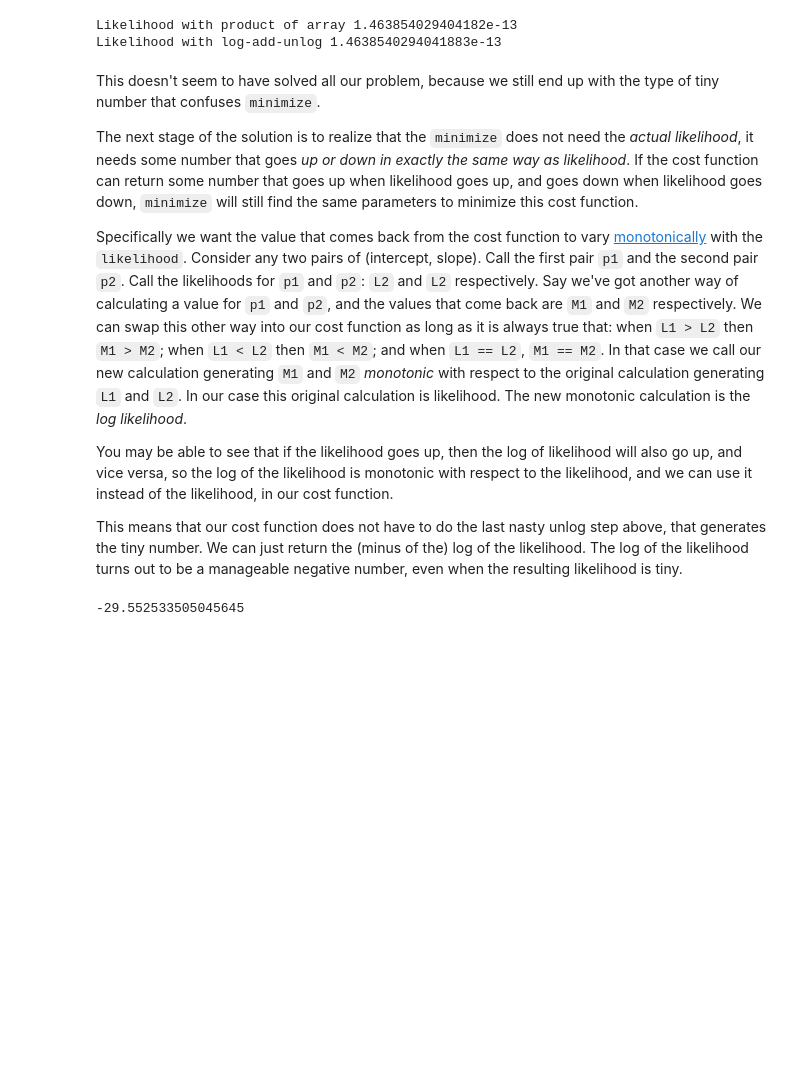
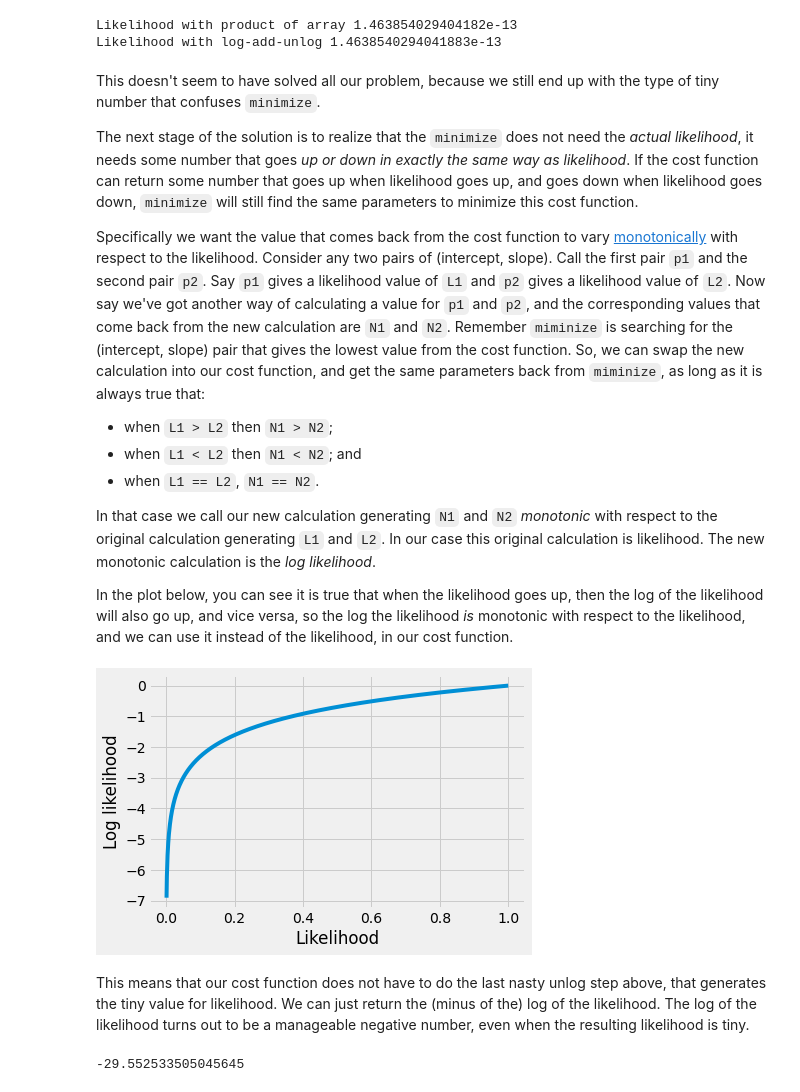
Before and after one commit to matthew-brett/logistic-regression-tutorial, a Jupyter notebook: logistic_regression.ipynb, the cells around one changed output. Drawn from its saved outputs; the diff is of its cells as text; code cells hidden in the pictures; blank space fills up the shorter version.

```diff
--- a/logistic_regression.ipynb
+++ b/logistic_regression.ipynb
@@ -1179,25 +1173,42 @@ goes up when likelihood goes up, and goes down when likelihood goes down,
 `minimize` will still find the same parameters to minimize this cost function.
 
 Specifically we want the value that comes back from the cost function to vary
-[monotonically](https://en.wikipedia.org/wiki/Monotonic_function) with the
-`likelihood`.  Consider any two pairs of (intercept, slope). Call the first
-pair `p1` and the second pair `p2`.  Call the likelihoods for `p1` and `p2`:
-`L2` and `L2` respectively.  Say we've got another way of calculating a value
-for `p1` and `p2`, and the values that come back are `M1` and `M2`
-respectively.  We can swap this other way into our cost function as long as
-it is always true that: when `L1 > L2` then `M1 > M2`; when `L1 < L2` then `M1
-< M2`; and when `L1 == L2`, `M1 == M2`.  In that case we call our new
-calculation generating `M1` and `M2` *monotonic* with respect to the original
-calculation generating `L1` and `L2`.  In our case this original calculation is
-likelihood. The new monotonic calculation is the *log likelihood*.
+[monotonically](https://en.wikipedia.org/wiki/Monotonic_function) with respect
+to the likelihood.  Consider any two pairs of (intercept, slope). Call the
+first pair `p1` and the second pair `p2`.  Say `p1` gives a likelihood value of
+`L1` and `p2` gives a likelihood value of `L2`. Now say we've got another way
+of calculating a value for `p1` and `p2`, and the corresponding values that
+come back from the new calculation are `N1` and `N2`.  Remember `miminize` is
+searching for the (intercept, slope) pair that gives the lowest value from the
+cost function.  So, we can swap the new calculation into our cost function, and
+get the same parameters back from `miminize`, as long as it is always true
+that:
 
-You may be able to see that if the likelihood goes up, then the log of
-likelihood will also go up, and vice versa, so the log of the likelihood is monotonic with respect to the likelihood, and we can use it instead of the likelihood, in our cost function.
+* when `L1 > L2` then `N1 > N2`;
+* when `L1 < L2` then `N1 < N2`; and
+* when `L1 == L2`, `N1 == N2`.
 
-This means that our cost function does not have to do the last nasty unlog step
-above, that generates the tiny number.  We can just return the (minus of the)
-log of the likelihood.  The log of the likelihood turns out to be a manageable
-negative number, even when the resulting likelihood is tiny.
+In that case we call our new calculation generating `N1` and `N2` *monotonic*
+with respect to the original calculation generating `L1` and `L2`.  In our case
+this original calculation is likelihood. The new monotonic calculation is the
+*log likelihood*.
+
+In the plot below, you can see it is true that when the likelihood goes up,
+then the log of the likelihood will also go up, and vice versa, so the log the
+likelihood *is* monotonic with respect to the likelihood, and we can use it
+instead of the likelihood, in our cost function.
+# %%
+likelihood_values = np.linspace(0, 1, 1000)
+plt.plot(likelihood_values, np.log(likelihood_values))
+plt.xlabel('Likelihood')
+plt.ylabel('Log likelihood');
+# %% [output]
+[figure, added]
+# %% [markdown]
+This means that our cost function does not have to do the last nasty unlog step
+above, that generates the tiny value for likelihood.  We can just return the
+(minus of the) log of the likelihood.  The log of the likelihood turns out to
+be a manageable negative number, even when the resulting likelihood is tiny.
 # %%
 log_likelihood
 # %% [output]
```
Also changed, not shown: parts of 6 cells of this notebook, 1 other file.
